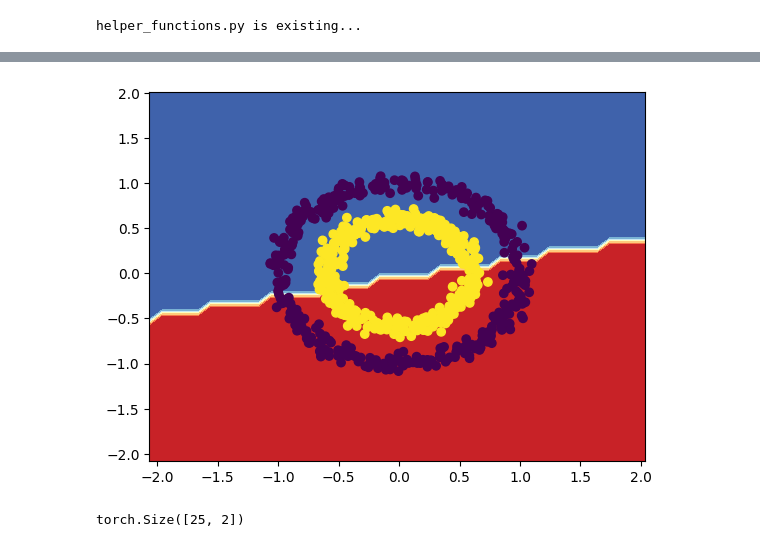
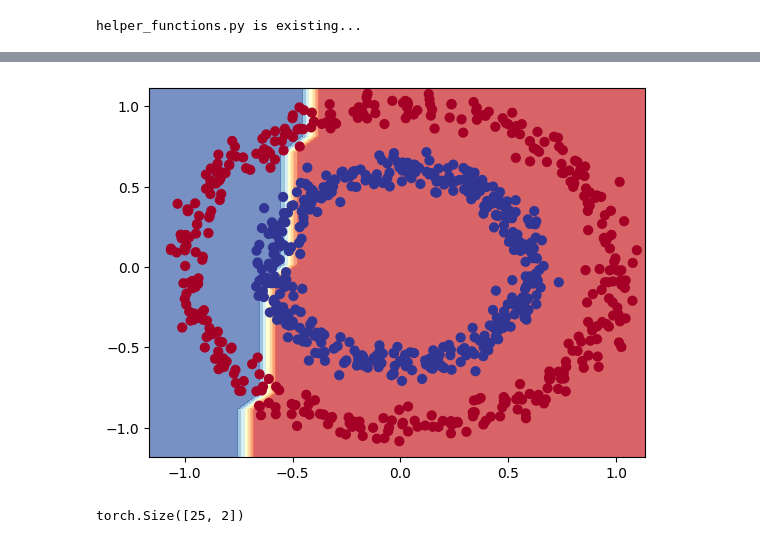
Before and after one commit to nguynlb/DataScience, a Jupyter notebook: Pytorch/Module/Classification.ipynb, the cells around one changed output, grey strips where cells are left out. Cells and saved outputs as stored; diff of their text form; code cells hidden in the pictures.

```diff
--- a/Pytorch/Module/Classification.ipynb
+++ b/Pytorch/Module/Classification.ipynb
@@ -206,36 +206,35 @@ plot_decision_boundary(model_0, X_test, y_test)
 # %%
 def sdef_plot_decision_boundary(model, X, y):
 
 #     def _normalize(X):
 #         X_copy = X.clone()
 #         X_copy = torch.sigmoid(X_copy)
 #         X_copy = torch.where(X > 0.6, 1, X)
 #         X_copy = torch.where(X < 0.4, 0, X)
 #         return X_copy
 
-    X_min, X_max = X[:, 0].min() - 1, X[:, 0].max() + 1
-    y_min, y_max = X[:, 1].min() - 1, X[:, 1].max() + 1
+    X_min, X_max = X[:, 0].min() - .1, X[:, 0].max() + .1
+    y_min, y_max = X[:, 1].min() - .1, X[:, 1].max() + .1
 
     xx, yy = np.meshgrid(np.arange(X_min, X_max, .1), np.arange(y_min, y_max, .1))
     input_x = torch.from_numpy(np.c_[xx.ravel(), yy.ravel()]).type(dtype=torch.float32)
 
     with torch.inference_mode():
         y_pred = model(input_x)
         y_pred = torch.round(torch.sigmoid(y_pred))
     y_pred = y_pred.reshape(xx.shape).detach().numpy()
 
-
-    plt.contourf(xx, yy, y_pred, cmap=plt.cm.RdYlBu)
-    plt.scatter(X[:, 0], X[:, 1], c=y)
     plt.xlim(xx.min(), xx.max())
     plt.ylim(yy.min(), yy.max())
+    plt.contourf(xx, yy, y_pred, cmap=plt.cm.RdYlBu,alpha=0.7)
+    plt.scatter(X[:, 0], X[:, 1], c=y, s = 40, cmap=plt.cm.RdYlBu)
     plt.show()
 
 
 
 sdef_plot_decision_boundary(model_0, X_train, y_train)
 # %% [output]
-[figure, old version]
+[figure, new version]
 # %%
 xx, yy = np.meshgrid(np.arange(0, 1, .2), np.arange(0, 1, .2))
 torch.from_numpy(np.c_[xx.ravel(), yy.ravel()]).shape
```
Also changed, not shown: parts of 14 cells of this notebook.
